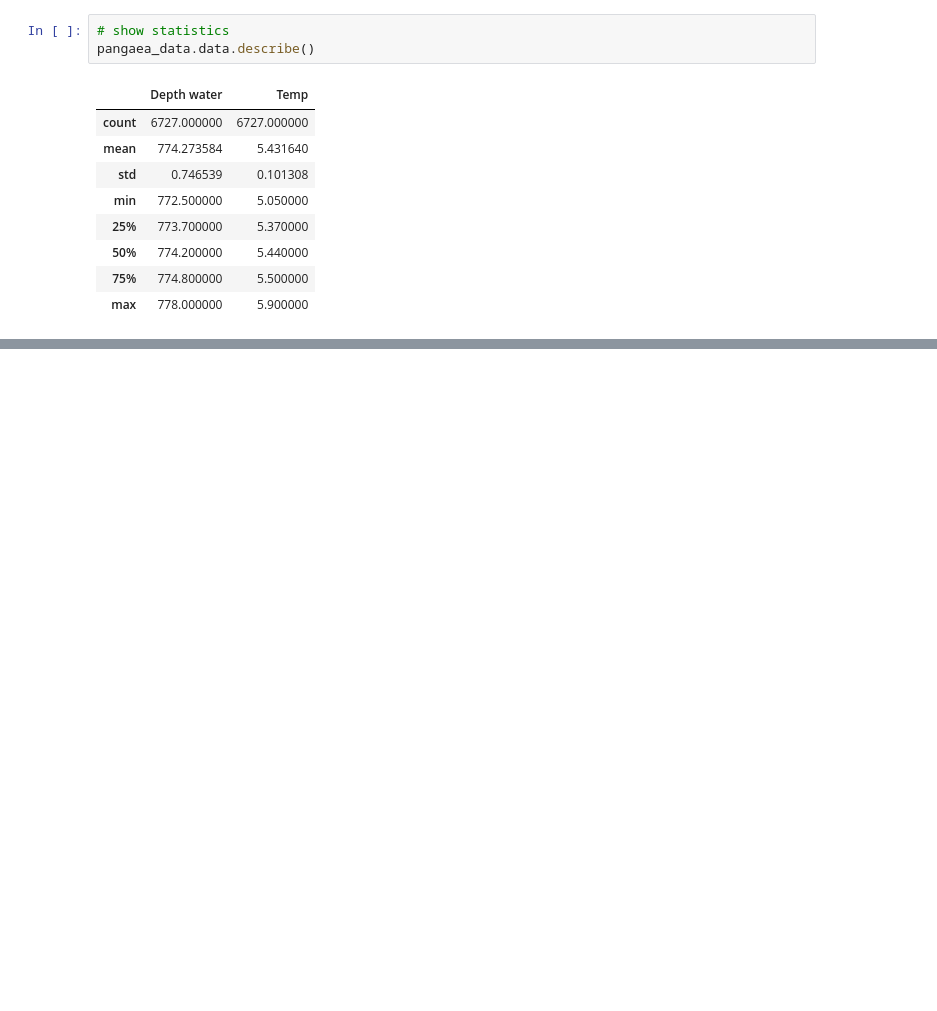
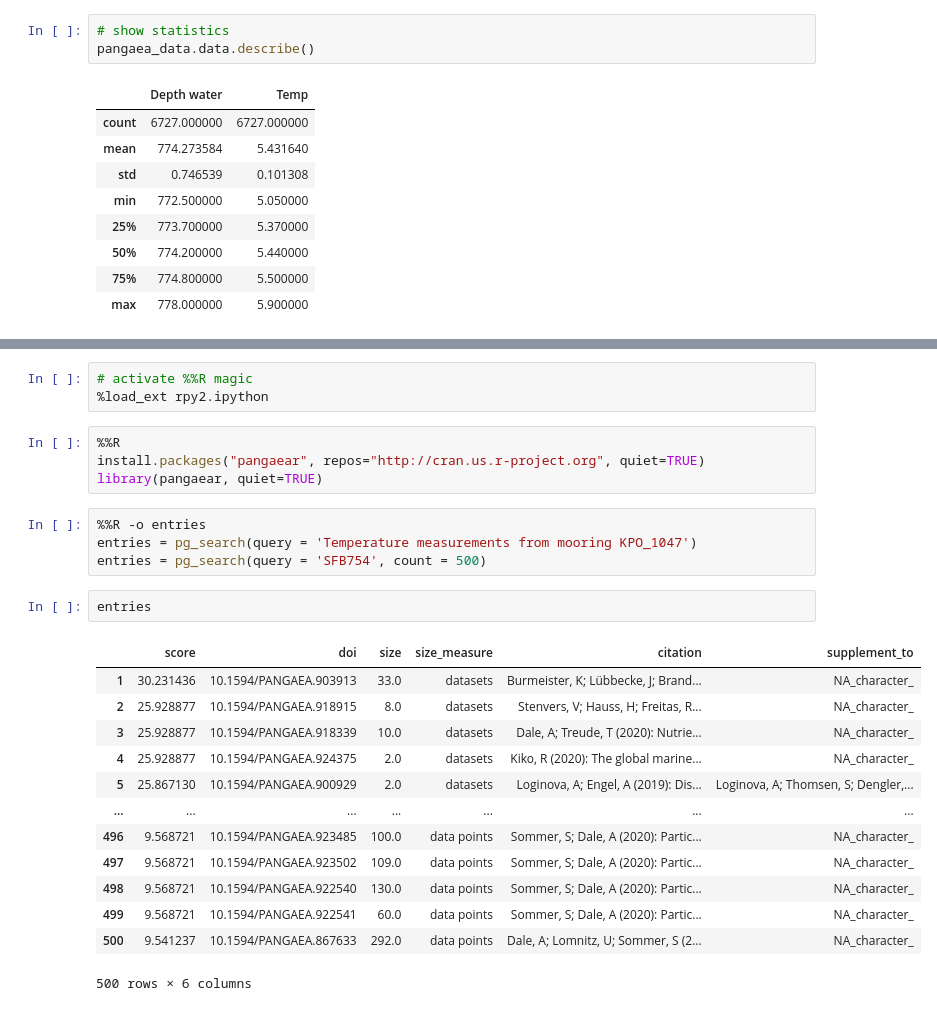
Before and after one commit to mardatade/Course-Data-Science-Workflows, a Jupyter notebook: pangaea_demo.ipynb, the cells around one changed output, grey strips where cells are left out. Drawn from its saved outputs; the diff is of its cells as text; blank space fills up the shorter version.

```diff
--- a/pangaea_demo.ipynb
+++ b/pangaea_demo.ipynb
@@ -70,0 +89,27 @@ pangaea_data.data.Temp.plot()
+# %%
+# activate %%R magic
+%load_ext rpy2.ipython
+# %%
+%%R
+install.packages("pangaear", repos="http://cran.us.r-project.org", quiet=TRUE)
+library(pangaear, quiet=TRUE)
+# %%
+%%R -o entries
+entries = pg_search(query = 'Temperature measurements from mooring KPO_1047')
+entries = pg_search(query = 'SFB754', count = 500)
+# %%
+entries
+# %% [output]
+|  | score | doi | size | size_measure | citation | supplement_to |
+| 1 | 30.231436 | 10.1594/PANGAEA.903913 | 33.0 | datasets | Burmeister, K; Lübbecke, J; Brand... | NA_character_ |
+| 2 | 25.928877 | 10.1594/PANGAEA.918915 | 8.0 | datasets | Stenvers, V; Hauss, H; Freitas, R... | NA_character_ |
+| 3 | 25.928877 | 10.1594/PANGAEA.918339 | 10.0 | datasets | Dale, A; Treude, T (2020): Nutrie... | NA_character_ |
+| 4 | 25.928877 | 10.1594/PANGAEA.924375 | 2.0 | datasets | Kiko, R (2020): The global marine... | NA_character_ |
+| 5 | 25.867130 | 10.1594/PANGAEA.900929 | 2.0 | datasets | Loginova, A; Engel, A (2019): Dis... | Loginova, A; Thomsen, S; Dengler,... |
+| ... | ... | ... | ... | ... | ... | ... |
+| 496 | 9.568721 | 10.1594/PANGAEA.923485 | 100.0 | data points | Sommer, S; Dale, A (2020): Partic... | NA_character_ |
+| 497 | 9.568721 | 10.1594/PANGAEA.923502 | 109.0 | data points | Sommer, S; Dale, A (2020): Partic... | NA_character_ |
+| 498 | 9.568721 | 10.1594/PANGAEA.922540 | 130.0 | data points | Sommer, S; Dale, A (2020): Partic... | NA_character_ |
+| 499 | 9.568721 | 10.1594/PANGAEA.922541 | 60.0 | data points | Sommer, S; Dale, A (2020): Partic... | NA_character_ |
+| 500 | 9.541237 | 10.1594/PANGAEA.867633 | 292.0 | data points | Dale, A; Lomnitz, U; Sommer, S (2... | NA_character_ |
+500 rows × 6 columns
```
Also changed, not shown: parts of 21 cells of this notebook, 1 other file.
